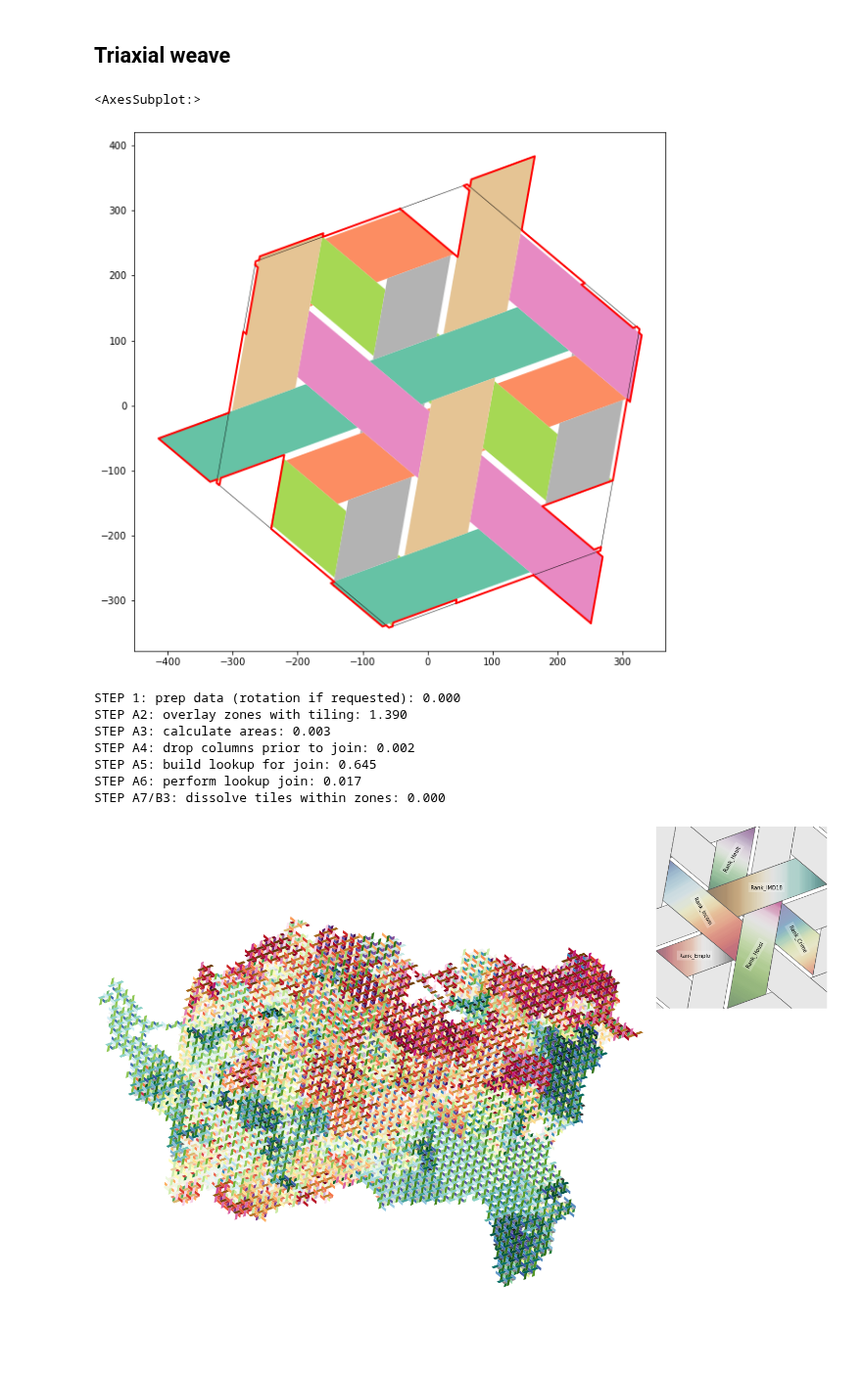
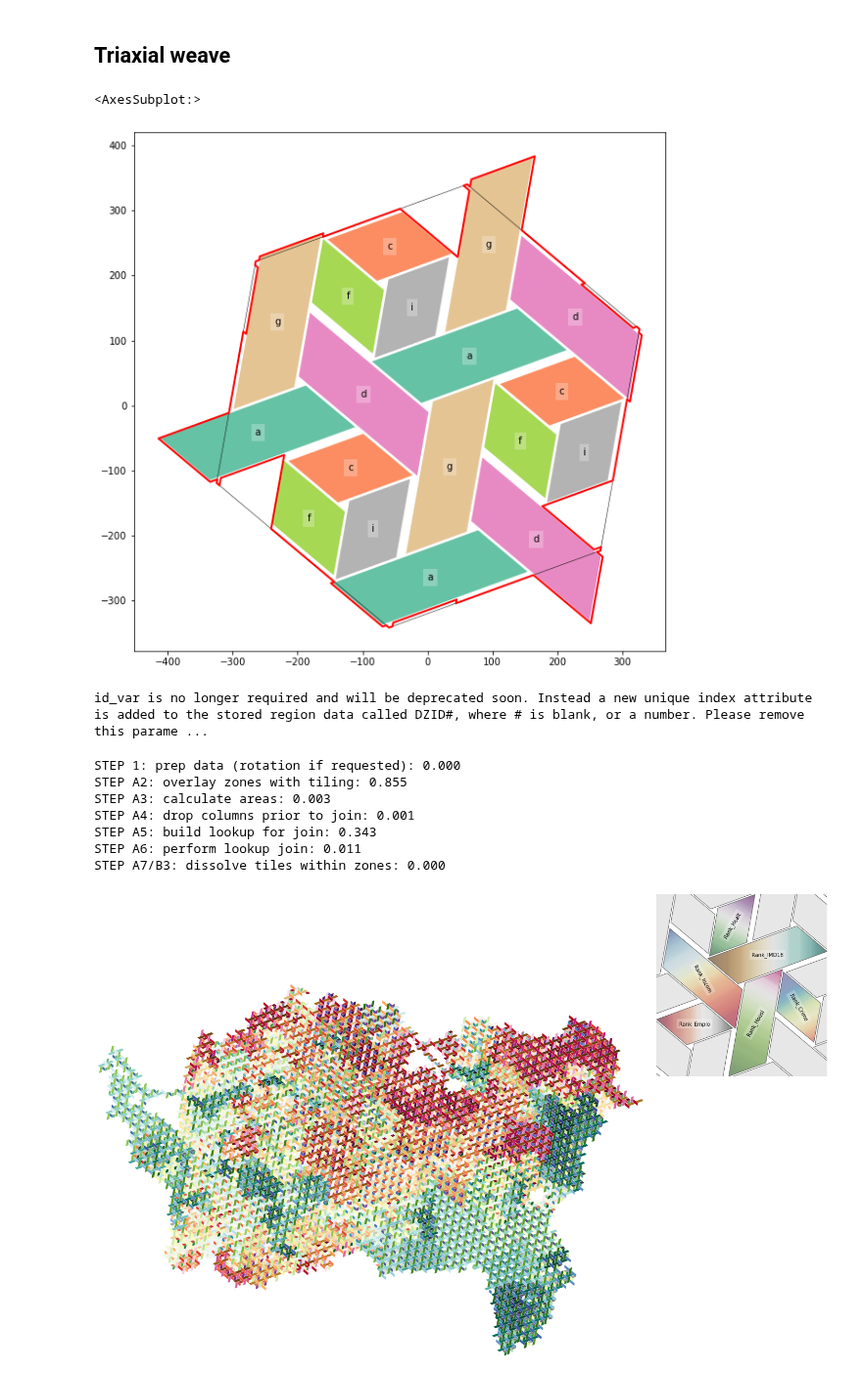
Before and after one commit to DOSull/weaving-space, a Jupyter notebook: test-weave-map.ipynb, the cells around one changed output. Shown at 98% size. Cells and saved outputs as stored; diff of their text form; code cells hidden in the pictures; blank space fills up the shorter version.

```diff
--- a/test-weave-map.ipynb
+++ b/test-weave-map.ipynb
@@ -44,23 +46,25 @@ Only a list of variables specified, assigning to
 ## Triaxial weave
 # %%
 w2 = WeaveUnit(weave_type = "cube", spacing = 100, aspect = .9,
-               strands = "a-c|d-f|g-i", crs = ak.crs).transform_rotate(20)
-w2.plot(r = 0, cmap = "Set2", figsize = (10, 10), show_ids = False)
+               strands = "a-c|d-f|g-i", crs = ak.crs).transform_rotate(20).inset_elements(2)
+w2.plot(r = 0, cmap = "Set2", figsize = (10, 10))
 # %% [output]
 <AxesSubplot:>
-[figure, old version]
+[figure, new version]
 # %%
 weave2 = Tiling(w2, ak, id_var = "DZ2018")
+# %% [output]
+id_var is no longer required and will be deprecated soon. Instead a new unique index attribute is added to the stored region data called DZID#, where # is blank, or a number. Please remove this parame ...
 # %%
 textile2 = weave2.get_tiled_map(# prioritise_tiles = True, ragged_edges = True,
                                 debug = True)
 # %% [output]
 STEP 1: prep data (rotation if requested): 0.000
-STEP A2: overlay zones with tiling: 1.390
+STEP A2: overlay zones with tiling: 0.855
 STEP A3: calculate areas: 0.003
-STEP A4: drop columns prior to join: 0.002
-STEP A5: build lookup for join: 0.645
-STEP A6: perform lookup join: 0.017
+STEP A4: drop columns prior to join: 0.001
+STEP A5: build lookup for join: 0.343
+STEP A6: perform lookup join: 0.011
 STEP A7/B3: dissolve tiles within zones: 0.000
 # %%
 textile2.variables = dict(zip(list("acdfgi"),
```
Also changed, not shown: parts of 3 cells of this notebook, 4 other files.
